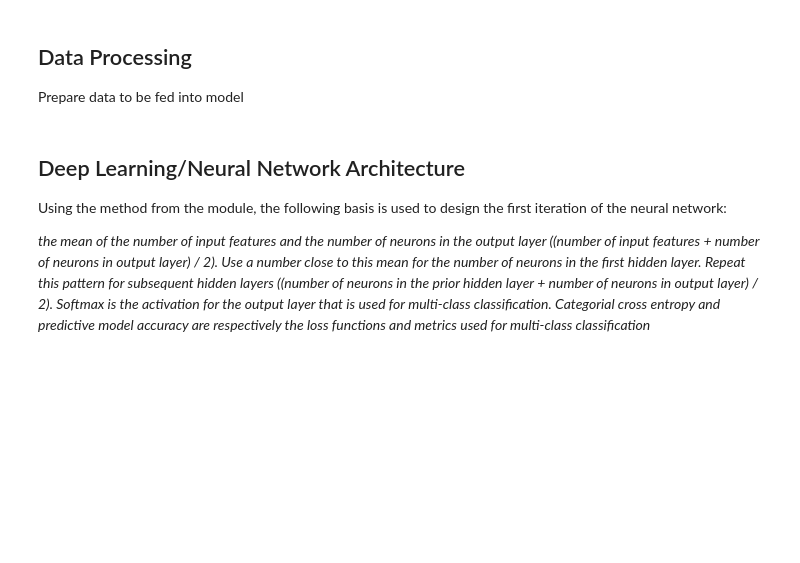
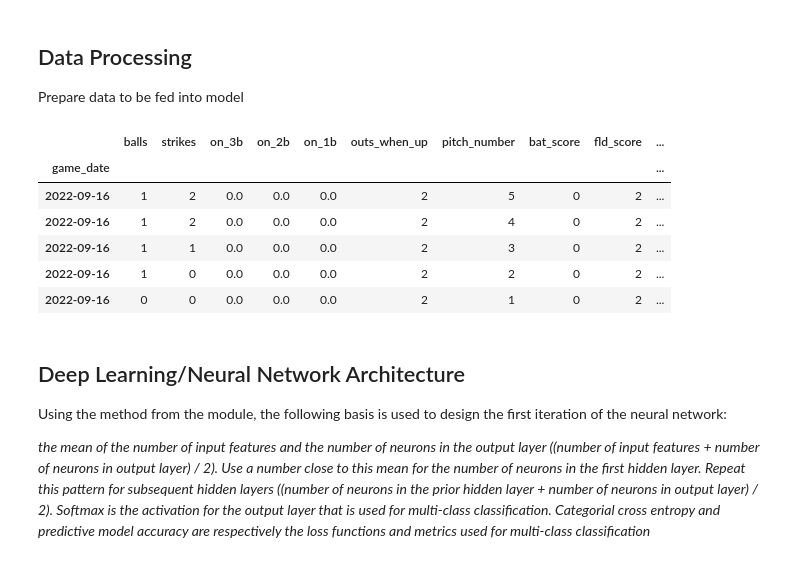
Before and after one commit to Rishi-Prasadha/MLB_ML_Pitching_Prediction, a Jupyter notebook: rishi/starter.ipynb, the cells around one changed output. Drawn from its saved outputs; the diff is of its cells as text; code cells hidden in the pictures; blank space fills up the shorter version.

```diff
--- a/rishi/starter.ipynb
+++ b/rishi/starter.ipynb
@@ -121,7 +118,17 @@ y= verlander_df['pitch_type']
 # %%
 # Use get_dummies to encode categorical variables
 
 X = pd.get_dummies(X)
+
+display(X.head())
+# %% [output]
+|  | balls | strikes | on_3b | on_2b | on_1b | outs_when_up | pitch_number | bat_score | fld_score | ... |
+| game_date |  |  |  |  |  |  |  |  |  | ... |
+| 2022-09-16 | 1 | 2 | 0.0 | 0.0 | 0.0 | 2 | 5 | 0 | 2 | ... |
+| 2022-09-16 | 1 | 2 | 0.0 | 0.0 | 0.0 | 2 | 4 | 0 | 2 | ... |
+| 2022-09-16 | 1 | 1 | 0.0 | 0.0 | 0.0 | 2 | 3 | 0 | 2 | ... |
+| 2022-09-16 | 1 | 0 | 0.0 | 0.0 | 0.0 | 2 | 2 | 0 | 2 | ... |
+| 2022-09-16 | 0 | 0 | 0.0 | 0.0 | 0.0 | 2 | 1 | 0 | 2 | ... |
 # %%
 X_train, X_test, y_train, y_test = train_test_split(X, y)
 # %% [markdown]
```
Also changed, not shown: parts of 6 cells of this notebook.
